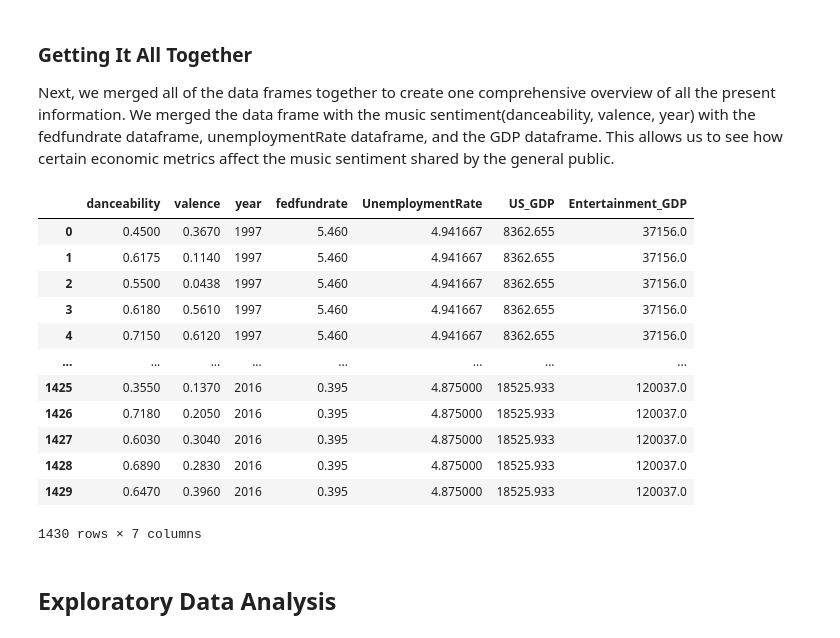
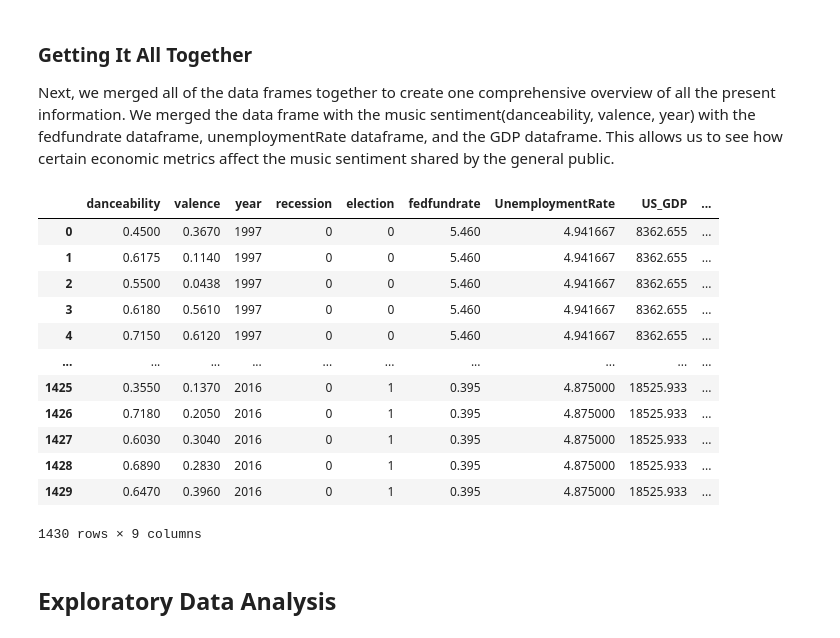
Before and after one commit to yp358/info2950-proj, a Jupyter notebook: newdatap3.ipynb, the cells around one changed output. Cells and saved outputs as stored; diff of their text form; code cells hidden in the pictures.

```diff
--- a/newdatap3.ipynb
+++ b/newdatap3.ipynb
@@ -72,7 +72,7 @@ In the **music datasets**, factors like availability on Spotify, scraping techni
 We first loaded all the data:
 # %%
 #load all datasets
-musicdata = pd.read_csv("top_music.csv")
+musicdata = pd.read_csv("p4_dataset_1.csv")
 # %%
 fedFunds = pd.read_csv("FEDFUNDS.csv")
 un = pd.read_csv("un.csv")
@@ -403,29 +403,29 @@ Next, we merged all of the data frames together to create one comprehensive over
 # %%
 # use sql to get a data frame with danceabilty, valence, interest rate and unemployment
 cleandata= duckdb.sql("SELECT danceability,valence, \
-            newmusicdata.Year AS year, fedfundrate, UnemploymentRate FROM \
+            newmusicdata.Year AS year, fedfundrate, UnemploymentRate, recession, election FROM \
             newmusicdata INNER JOIN econdata ON \
             newmusicdata.Year = econdata.Year").df()
 cleandata= duckdb.sql("SELECT danceability,valence, \
-        cleandata.Year, \
+        cleandata.Year, recession, election,\
         fedfundrate, UnemploymentRate, US_GDP, \
         Entertainment_GDP FROM cleandata INNER JOIN gdp_entgdp_df\
         ON cleandata.year = gdp_entgdp_df.year").df()
 cleandata
 # %% [output]
-|  | danceability | valence | year | fedfundrate | UnemploymentRate | US_GDP | Entertainment_GDP |
-| 0 | 0.4500 | 0.3670 | 1997 | 5.460 | 4.941667 | 8362.655 | 37156.0 |
-| 1 | 0.6175 | 0.1140 | 1997 | 5.460 | 4.941667 | 8362.655 | 37156.0 |
-| 2 | 0.5500 | 0.0438 | 1997 | 5.460 | 4.941667 | 8362.655 | 37156.0 |
-| 3 | 0.6180 | 0.5610 | 1997 | 5.460 | 4.941667 | 8362.655 | 37156.0 |
-| 4 | 0.7150 | 0.6120 | 1997 | 5.460 | 4.941667 | 8362.655 | 37156.0 |
-| ... | ... | ... | ... | ... | ... | ... | ... |
-| 1425 | 0.3550 | 0.1370 | 2016 | 0.395 | 4.875000 | 18525.933 | 120037.0 |
-| 1426 | 0.7180 | 0.2050 | 2016 | 0.395 | 4.875000 | 18525.933 | 120037.0 |
-| 1427 | 0.6030 | 0.3040 | 2016 | 0.395 | 4.875000 | 18525.933 | 120037.0 |
-| 1428 | 0.6890 | 0.2830 | 2016 | 0.395 | 4.875000 | 18525.933 | 120037.0 |
-| 1429 | 0.6470 | 0.3960 | 2016 | 0.395 | 4.875000 | 18525.933 | 120037.0 |
+|  | danceability | valence | year | recession | election | fedfundrate | UnemploymentRate | US_GDP | ... |
+| 0 | 0.4500 | 0.3670 | 1997 | 0 | 0 | 5.460 | 4.941667 | 8362.655 | ... |
+| 1 | 0.6175 | 0.1140 | 1997 | 0 | 0 | 5.460 | 4.941667 | 8362.655 | ... |
+| 2 | 0.5500 | 0.0438 | 1997 | 0 | 0 | 5.460 | 4.941667 | 8362.655 | ... |
+| 3 | 0.6180 | 0.5610 | 1997 | 0 | 0 | 5.460 | 4.941667 | 8362.655 | ... |
+| 4 | 0.7150 | 0.6120 | 1997 | 0 | 0 | 5.460 | 4.941667 | 8362.655 | ... |
+| ... | ... | ... | ... | ... | ... | ... | ... | ... | ... |
+| 1425 | 0.3550 | 0.1370 | 2016 | 0 | 1 | 0.395 | 4.875000 | 18525.933 | ... |
+| 1426 | 0.7180 | 0.2050 | 2016 | 0 | 1 | 0.395 | 4.875000 | 18525.933 | ... |
+| 1427 | 0.6030 | 0.3040 | 2016 | 0 | 1 | 0.395 | 4.875000 | 18525.933 | ... |
+| 1428 | 0.6890 | 0.2830 | 2016 | 0 | 1 | 0.395 | 4.875000 | 18525.933 | ... |
+| 1429 | 0.6470 | 0.3960 | 2016 | 0 | 1 | 0.395 | 4.875000 | 18525.933 | ... |
-1430 rows × 7 columns
+1430 rows × 9 columns
 # %% [markdown]
 ## Exploratory Data Analysis
 # %% [markdown]
```
Also changed, not shown: parts of 20 cells of this notebook.
